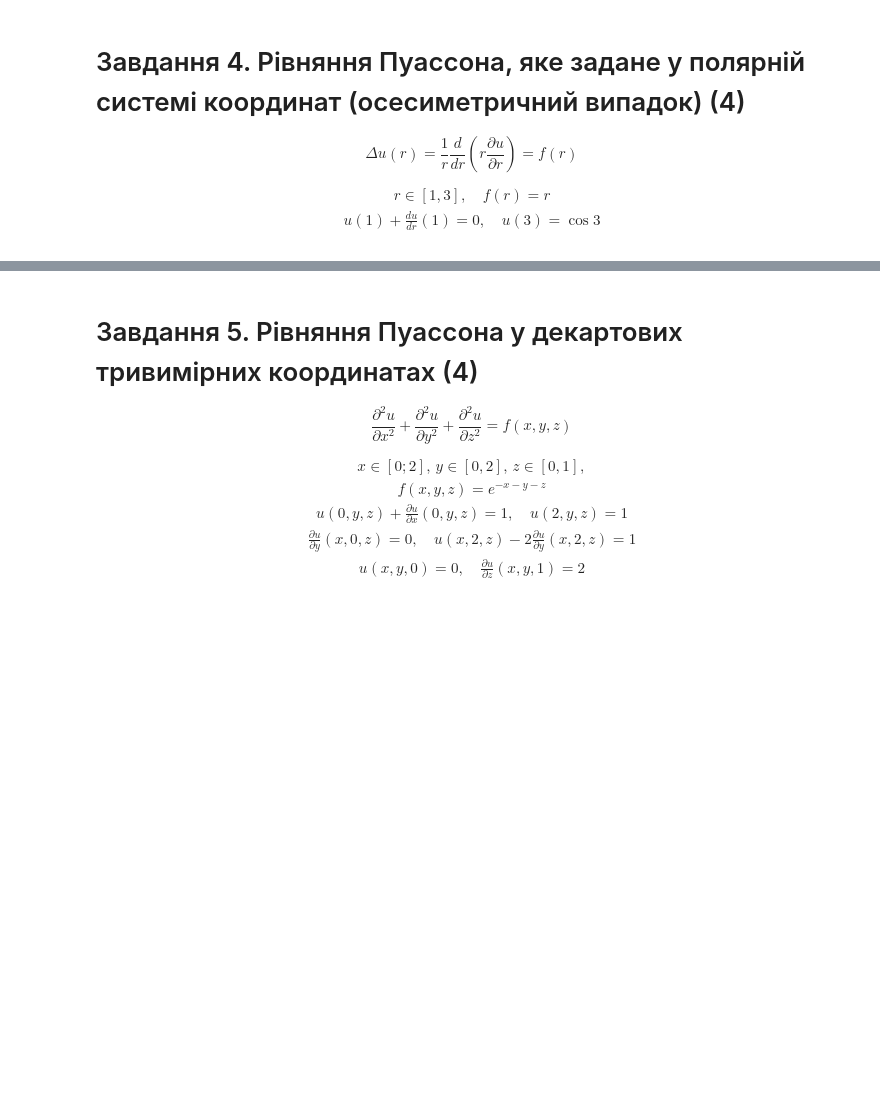
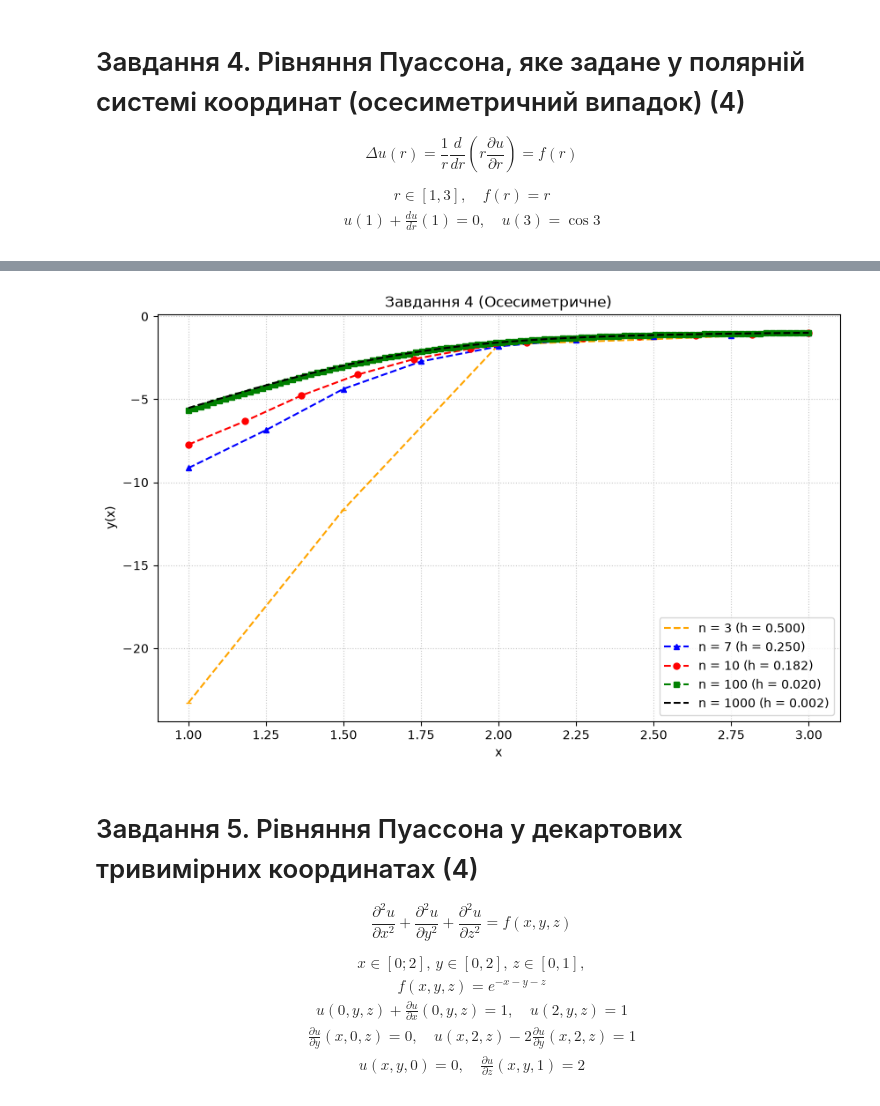
Before and after one commit to KlymentievMaksym/BMMNS, a Jupyter notebook: labs/lab1/lab1.ipynb, the cells around one changed output, grey strips where cells are left out. Saved outputs shown, nothing was run; the diff lists cells and outputs as text; code cells hidden in the pictures; blank space fills up the shorter version.

```diff
--- a/labs/lab1/lab1.ipynb
+++ b/labs/lab1/lab1.ipynb
@@ -602,3 +677,39 @@ $$
+# %%
+alpha_1, beta_1 = 1, 1
+
+def modify_array_task4(A: np.ndarray, B: np.ndarray, C: np.ndarray, D: np.ndarray, A_0: float, C_np: float, u_start: float, u_end: float, h: float) -> None:
+    B[0] += A_0 * beta_1 / (beta_1 - alpha_1 * h)
+    D[0] += A_0 * (u_start * h) / (beta_1 - alpha_1 * h)
+    D[-1] -= C_np * u_end
+
+def modify_yse_task4(u_start: float, u_end: float, u_inside: np.ndarray, h: float) -> tuple[float, float]:
+    u_start = (beta_1 * u_inside[0] - h * u_start) / (beta_1 - alpha_1 * h)
+    u_end = u_end
+    return u_start, u_end
+
+u_task4 = solve_task1(
+    P=lambda r: 1 + 0*r,
+    Q=lambda r: 1/r,
+    R=lambda r: 0*r,
+    f=lambda r: r,
+    y_start=0,
+    y_end=np.cos(3),
+    limits=[1, 3],
+    modify_array=modify_array_task4,
+    modify_yse=modify_yse_task4,
+    n=50
+)
+
+plot_comparisons(
+    task_name="Завдання 4 (Осесиметричне)",
+    modify_array_func=modify_array_task4,
+    modify_yse_func=modify_yse_task4,
+    limits=[1, 3],
+    y_start=0,
+    y_end=np.cos(3)
+)
+# %% [output]
+[figure, added]
 # %% [markdown]
 # Завдання 5. Рівняння Пуассона у декартових тривимірних координатах (4)
 $$
```
Also changed, not shown: parts of 5 cells of this notebook.
